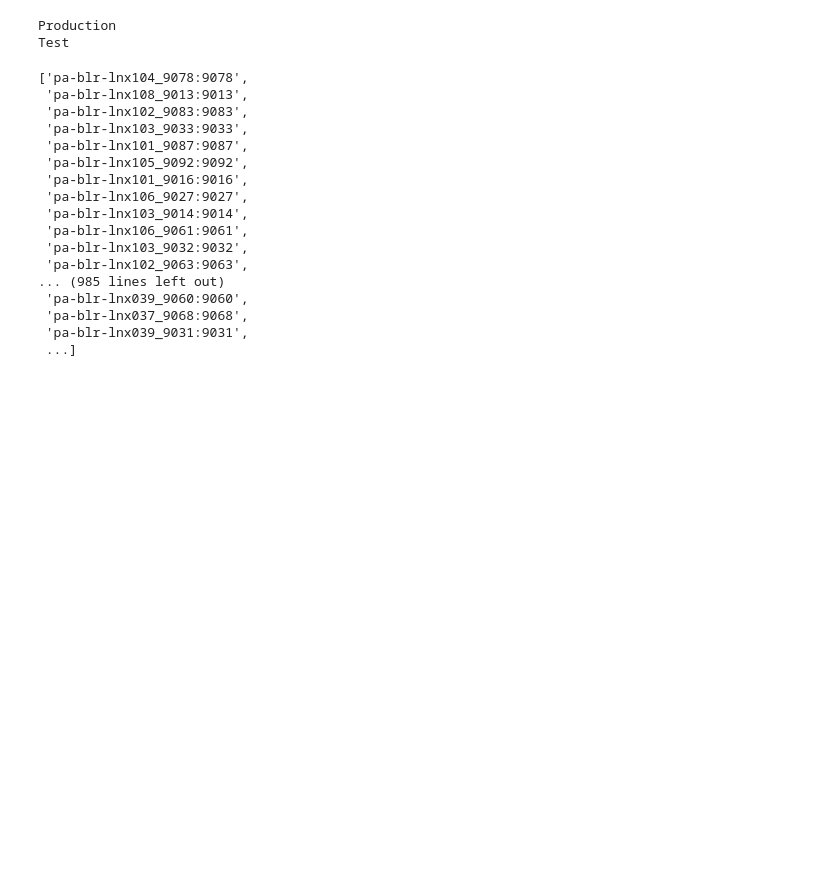
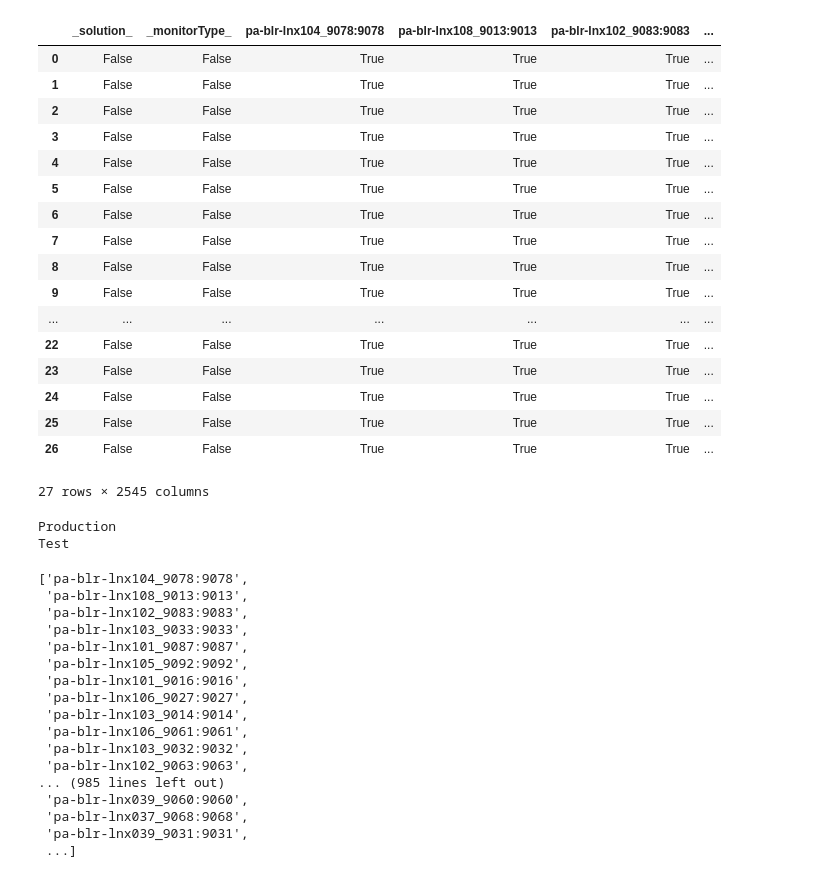
Before and after one commit to martin-tauber/thresholdMigration, a Jupyter notebook: analytics/thresholds.ipynb, the cells around one changed output. Cells and saved outputs as stored; diff of their text form; code cells hidden in the pictures; blank space fills up the shorter version.

```diff
--- a/analytics/thresholds.ipynb
+++ b/analytics/thresholds.ipynb
@@ -12,10 +12,10 @@ from lib.ruleset import RuleSetFactory, RulesetMigrator
 # %%
 kmRepository = KMRepository.get(cachedir="../cache")
 
-thresholds = FileThresholdSet(["/Users/martin/Downloads/tsim-blr-win01_AllInstanceThresholdSettings_2020_07_26_19_15_45.csv"])
+thresholds = FileThresholdSet(["/Users/martin/Development/thresholdMigration/out.csv"])
 thresholds.load()
 migrator = InstanceThresholdMigrator(thresholds, kmRepository)
-agentConfigurations = migrator.migrate()
+agentConfigurations = migrator.migrate(False)
 
-policyFactory = PolicyFactory("ALL", "*", "*", False, False, 399, 499, "admin", "administrators", agentInfo = "/tmp/agentinfo1.csv")
+policyFactory = PolicyFactory("ALL", "*", "*", False, False, 399, 499, "admin", "administrators")
 # %% [output]
@@ -70,3 +50,24 @@ c
+# %%
+c[c.columns.tolist()] == True
+# %% [output]
+|  | _solution_ | _monitorType_ | pa-blr-lnx104_9078:9078 | pa-blr-lnx108_9013:9013 | pa-blr-lnx102_9083:9083 | ... |
+| 0 | False | False | True | True | True | ... |
+| 1 | False | False | True | True | True | ... |
+| 2 | False | False | True | True | True | ... |
+| 3 | False | False | True | True | True | ... |
+| 4 | False | False | True | True | True | ... |
+| 5 | False | False | True | True | True | ... |
+| 6 | False | False | True | True | True | ... |
+| 7 | False | False | True | True | True | ... |
+| 8 | False | False | True | True | True | ... |
+| 9 | False | False | True | True | True | ... |
+| ... | ... | ... | ... | ... | ... | ... |
+| 22 | False | False | True | True | True | ... |
+| 23 | False | False | True | True | True | ... |
+| 24 | False | False | True | True | True | ... |
+| 25 | False | False | True | True | True | ... |
+| 26 | False | False | True | True | True | ... |
+27 rows × 2545 columns
 # %%
 for name, group in d.groupby(["_environment_"]):
     print(name)
```
Also changed, not shown: parts of 14 cells of this notebook, 7 other files.
